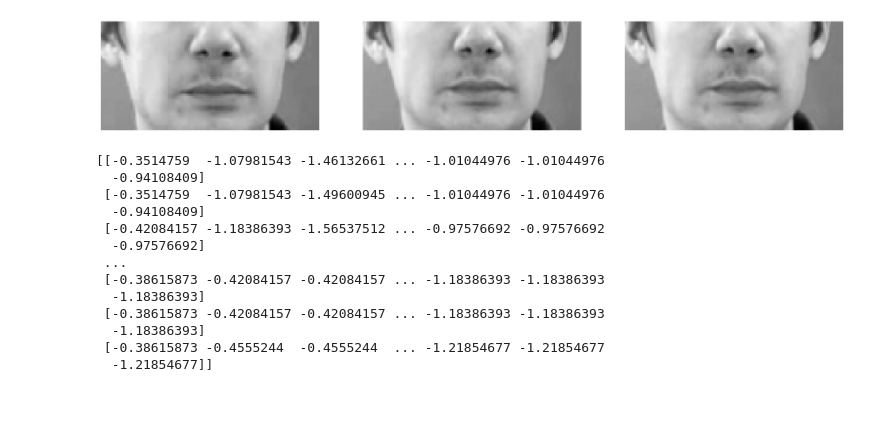
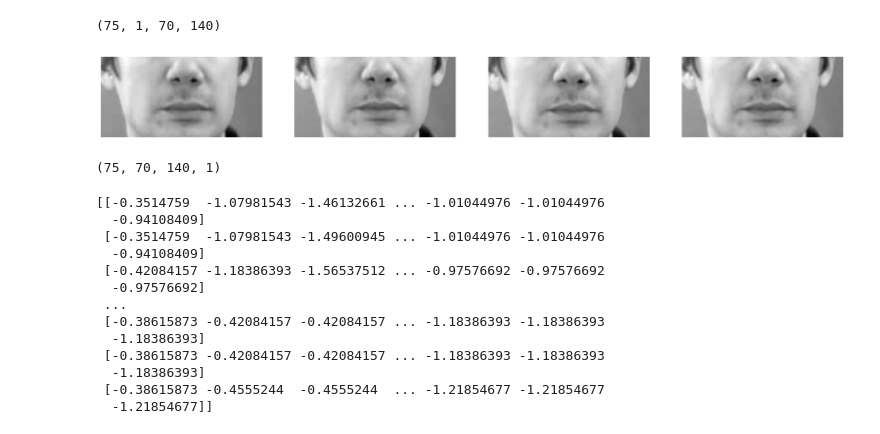
Before and after one commit to liazylee/lip_reading, a Jupyter notebook: src/lipNet/pytorch_lipNet/function_test.ipynb, the cells around one changed output. Cells and saved outputs as stored; diff of their text form; code cells hidden in the pictures; blank space fills up the shorter version.

```diff
--- a/src/lipNet/pytorch_lipNet/function_test.ipynb
+++ b/src/lipNet/pytorch_lipNet/function_test.ipynb
@@ -45,15 +51,20 @@ def mouth_extractor(file_path:str, scale_factor=1.3, min_neighbors=5, mouth_size
     else:
         raise Exception("Error: File format not supported.")
 # %%
-frames_tensor=mouth_extractor('../data/s1/bbbmzn.mpg')
-# show the first 10 frames
-fig, ax = plt.subplots(1, 3, figsize=(20, 10))
-for i in range(3):
-    ax[i].imshow(frames_tensor[i], cmap='gray')
+frames_tensor=mouth_extractor('/home/liazylee/jobs/python/AI/lip_reading/src/lipNet/data/s1/bbbmzn.mpg')
+print(frames_tensor.shape)
+# show the first 10 frames the np shape is (75, 1, 70, 140)
+fig, ax = plt.subplots(1, 4, figsize=(20, 10))
+for i in range(4):
+    ax[i].imshow(frames_tensor[i].squeeze(0), cmap='gray')
     ax[i].axis('off') # no axes for this plot
-plt.show()
 # %% [output]
+(75, 1, 70, 140)
-[figure, old version]
+[figure, new version]
+# %%
+print(frames_tensor.shape)
+# %% [output]
+(75, 70, 140, 1)
 # %%
 frames_tensor=mouth_extractor('../data/s1/bbbmzn.mpg')
 # show the first 10 frames
```
Also changed, not shown: parts of 12 cells of this notebook, 5 other files.
